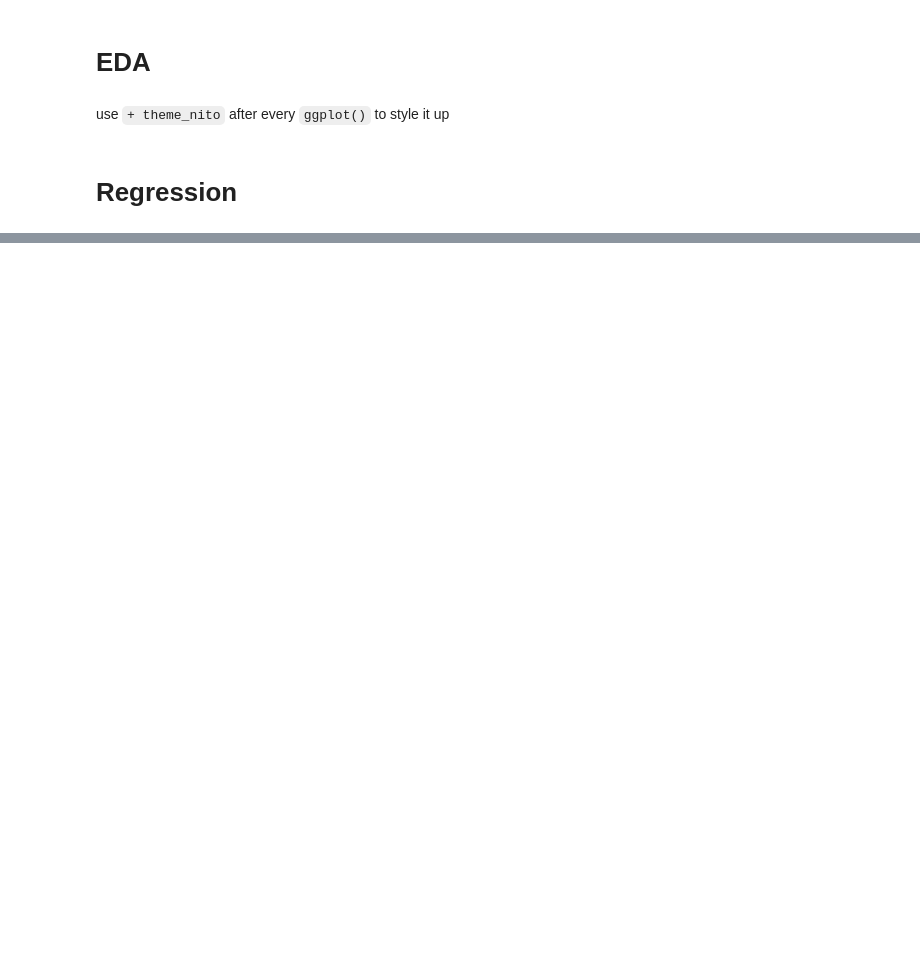
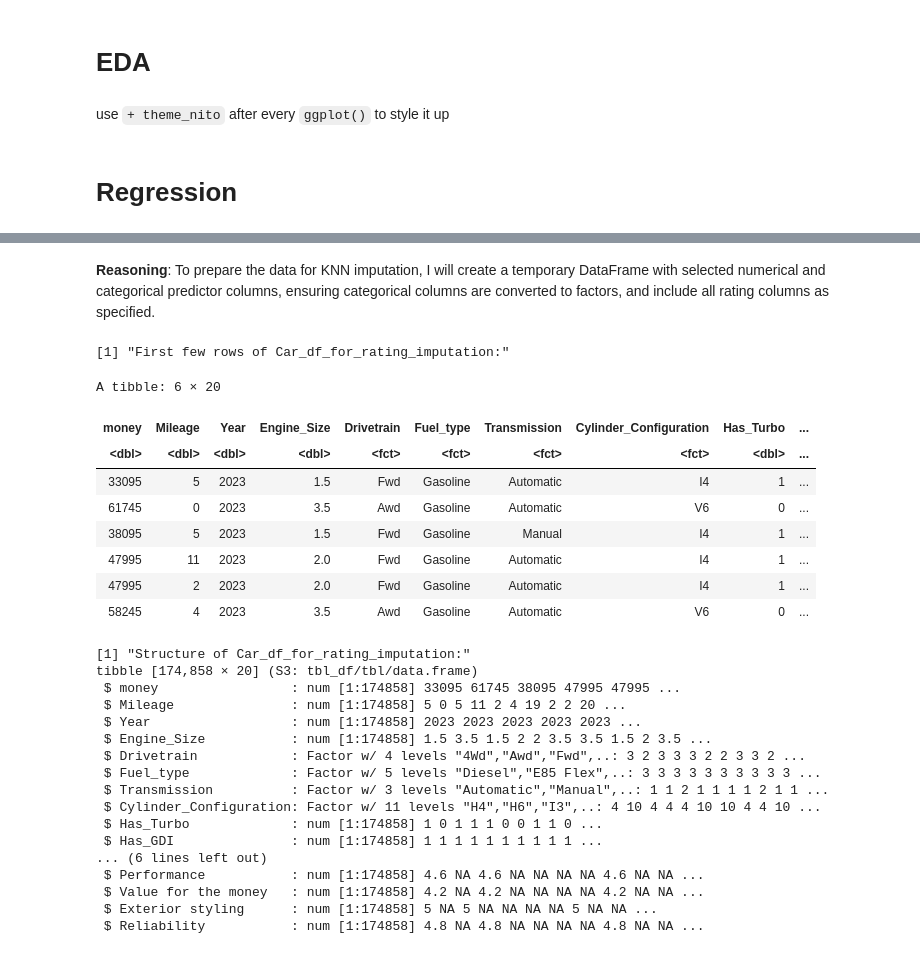
Before and after one commit to NitoBoritto/R_New_York_Car_Project, a Jupyter notebook: R_New_York_Car_Project.ipynb, the cells around one changed output, grey strips where cells are left out. Drawn from its saved outputs; the diff is of its cells as text; code cells hidden in the pictures; blank space fills up the shorter version.

```diff
--- a/R_New_York_Car_Project.ipynb
+++ b/R_New_York_Car_Project.ipynb
@@ -997,10 +1177,10 @@ Car_df$`Personal use only` %>% table()
 # %%
-# Encoding accidents as 1, the rest 0
-Car_df = Car_df %>%
+# Encoding personal use as 1, the rest 0
+Car_df_merged = Car_df_merged %>%
   mutate(`Personal use only` = as.integer(ifelse(`Personal use only` == "No" | is.na(`Personal use only`) , 0, 1)))
 
 print("After encoding and handling missing values:")
-Car_df$`Personal use only` %>% table()
+Car_df_merged$`Personal use only` %>% table()
 # %% [output]
 [1] "After encoding and handling missing values:"
 .
@@ -1051,0 +1369,14 @@ use `+ theme_nito` after every `ggplot()` to style it up
+# %%
+rating_cols = c("Num_of_reviews", "General_rate", "Comfort", "Interior design", "Performance", "Value for the money", "Exterior styling", "Reliability")
+
+for (col_name in rating_cols) {
+  cat(sprintf("\n--- Column: %s ---\n", col_name))
+
+  # Summary statistics
+  summary_stats = Car_df_merged %>% pull(!!sym(col_name)) %>% summary()
+  print(summary_stats)
+
+  # NA count
+  na_count = Car_df_merged %>% pull(!!sym(col_name)) %>% is.na() %>% sum()
+  cat(sprintf("Number of NA values: %d\n", na_count))
+}
@@ -1051,0 +1569,54 @@ use `+ theme_nito` after every `ggplot()` to style it up
+# %% [markdown]
+**Reasoning**:
+To prepare the data for KNN imputation, I will create a temporary DataFrame with selected numerical and categorical predictor columns, ensuring categorical columns are converted to factors, and include all rating columns as specified.
+# %%
+rating_cols = c("Num_of_reviews", "General_rate", "Comfort", "Interior design", "Performance", "Value for the money", "Exterior styling", "Reliability")
+
+# Create a new DataFrame with selected predictors and rating columns
+Car_df_for_rating_imputation = Car_df_merged %>%
+  mutate(
+    Drivetrain = as.factor(Drivetrain),
+    Fuel_type = as.factor(Fuel_type),
+    Transmission = as.factor(Transmission),
+    Cylinder_Configuration = as.factor(Cylinder_Configuration)
+  ) %>%
+  select(
+    money, Mileage, Year, Engine_Size,
+    Drivetrain, Fuel_type, Transmission, Cylinder_Configuration,
+    Has_Turbo, Has_GDI, Has_DOHC, Has_Supercharged,
+    all_of(rating_cols)
+  )
+
+print("First few rows of Car_df_for_rating_imputation:")
+Car_df_for_rating_imputation %>% head()
+
+print("Structure of Car_df_for_rating_imputation:")
+Car_df_for_rating_imputation %>% str()
+# %% [output]
+[1] "First few rows of Car_df_for_rating_imputation:"
+A tibble: 6 × 20
+| money | Mileage | Year | Engine_Size | Drivetrain | Fuel_type | Transmission | Cylinder_Configuration | Has_Turbo | ... |
+| <dbl> | <dbl> | <dbl> | <dbl> | <fct> | <fct> | <fct> | <fct> | <dbl> | ... |
+| 33095 | 5 | 2023 | 1.5 | Fwd | Gasoline | Automatic | I4 | 1 | ... |
+| 61745 | 0 | 2023 | 3.5 | Awd | Gasoline | Automatic | V6 | 0 | ... |
+| 38095 | 5 | 2023 | 1.5 | Fwd | Gasoline | Manual | I4 | 1 | ... |
+| 47995 | 11 | 2023 | 2.0 | Fwd | Gasoline | Automatic | I4 | 1 | ... |
+| 47995 | 2 | 2023 | 2.0 | Fwd | Gasoline | Automatic | I4 | 1 | ... |
+| 58245 | 4 | 2023 | 3.5 | Awd | Gasoline | Automatic | V6 | 0 | ... |
+[1] "Structure of Car_df_for_rating_imputation:"
+tibble [174,858 × 20] (S3: tbl_df/tbl/data.frame)
+ $ money                 : num [1:174858] 33095 61745 38095 47995 47995 ...
+ $ Mileage               : num [1:174858] 5 0 5 11 2 4 19 2 2 20 ...
+ $ Year                  : num [1:174858] 2023 2023 2023 2023 2023 ...
+ $ Engine_Size           : num [1:174858] 1.5 3.5 1.5 2 2 3.5 3.5 1.5 2 3.5 ...
+ $ Drivetrain            : Factor w/ 4 levels "4Wd","Awd","Fwd",..: 3 2 3 3 3 2 2 3 3 2 ...
+ $ Fuel_type             : Factor w/ 5 levels "Diesel","E85 Flex",..: 3 3 3 3 3 3 3 3 3 3 ...
+ $ Transmission          : Factor w/ 3 levels "Automatic","Manual",..: 1 1 2 1 1 1 1 2 1 1 ...
+ $ Cylinder_Configuration: Factor w/ 11 levels "H4","H6","I3",..: 4 10 4 4 4 10 10 4 4 10 ...
+ $ Has_Turbo             : num [1:174858] 1 0 1 1 1 0 0 1 1 0 ...
+ $ Has_GDI               : num [1:174858] 1 1 1 1 1 1 1 1 1 1 ...
+... (6 lines left out)
+ $ Performance           : num [1:174858] 4.6 NA 4.6 NA NA NA NA 4.6 NA NA ...
+ $ Value for the money   : num [1:174858] 4.2 NA 4.2 NA NA NA NA 4.2 NA NA ...
+ $ Exterior styling      : num [1:174858] 5 NA 5 NA NA NA NA 5 NA NA ...
+ $ Reliability           : num [1:174858] 4.8 NA 4.8 NA NA NA NA 4.8 NA NA ...
```
Also changed, not shown: parts of 104 cells of this notebook.
